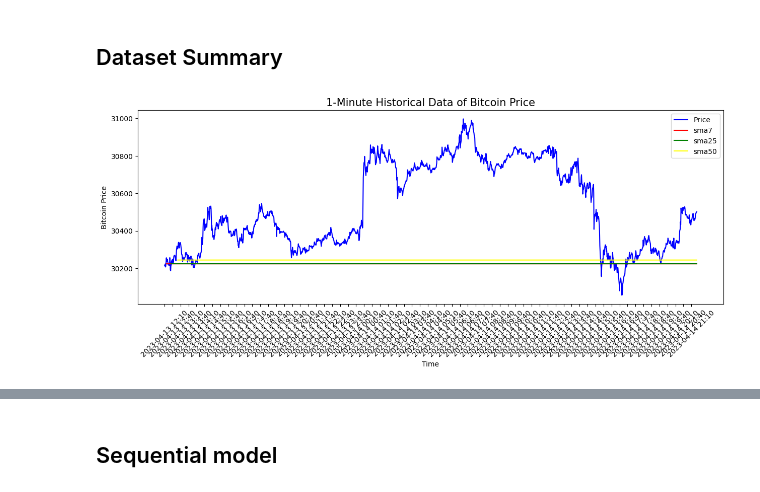
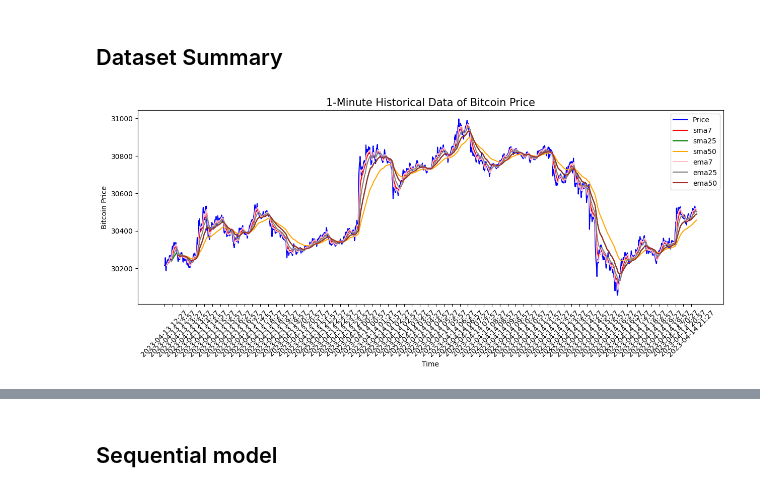
Before and after one commit to mangotree0867/ML_36500, a Jupyter notebook: model/model_005.ipynb, the cells around one changed output, grey strips where cells are left out. Drawn from its saved outputs; the diff is of its cells as text; code cells hidden in the pictures.

```diff
--- a/model/model_005.ipynb
+++ b/model/model_005.ipynb
@@ -35,24 +35,27 @@ df
 # %%
 df_chart['timestamp'] = pd.to_datetime(df_chart['timestamp'])
 df_chart.set_index('timestamp', inplace=True)
 
 plt.figure(figsize=(15,5))
 plt.plot(df_chart.index, df_chart['price'], color='blue', label='Price')
 plt.plot(df_chart.index, df_chart['sma7'], color='red', label='sma7')
 plt.plot(df_chart.index, df_chart['sma25'], color='green', label='sma25')
-plt.plot(df_chart.index, df_chart['sma50'], color='yellow', label='sma50')
+plt.plot(df_chart.index, df_chart['sma50'], color='orange', label='sma50')
+plt.plot(df_chart.index, df_chart['ema7'], color='pink', label='ema7')
+plt.plot(df_chart.index, df_chart['ema25'], color='gray', label='ema25')
+plt.plot(df_chart.index, df_chart['ema50'], color='brown', label='ema50')
 plt.title('1-Minute Historical Data of Bitcoin Price', fontsize=15)
 plt.ylabel('Bitcoin Price')
 plt.xlabel('Time')
 plt.legend()
 
 tick_values = pd.date_range(start=df_chart.index[0], end=df_chart.index[-1], freq='30T')
 tick_labels = [date.strftime('%Y-%m-%d %H:%M') for date in tick_values]
 plt.xticks(tick_values, tick_labels, rotation=45)
 
 plt.show()
 # %% [output]
-[figure, old version]
+[figure, new version]
 # %%
 #drop NAN rows
 df = df.drop(df.index[:50])
```
Also changed, not shown: parts of 13 cells of this notebook.
